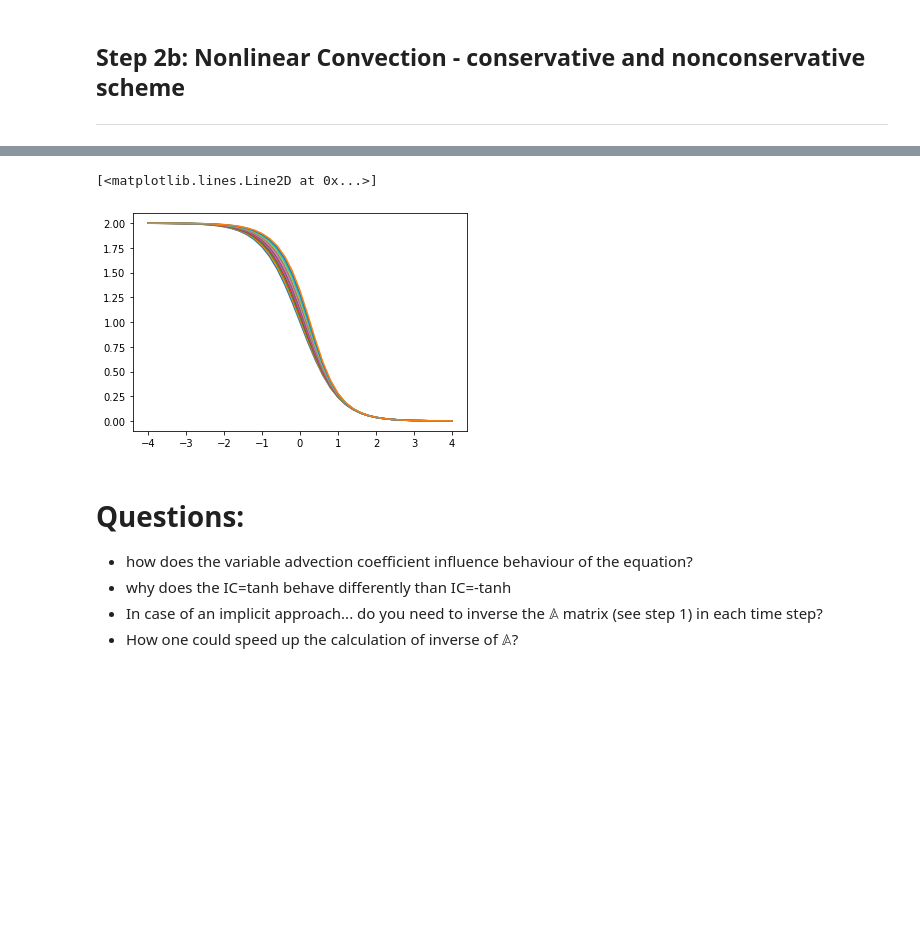
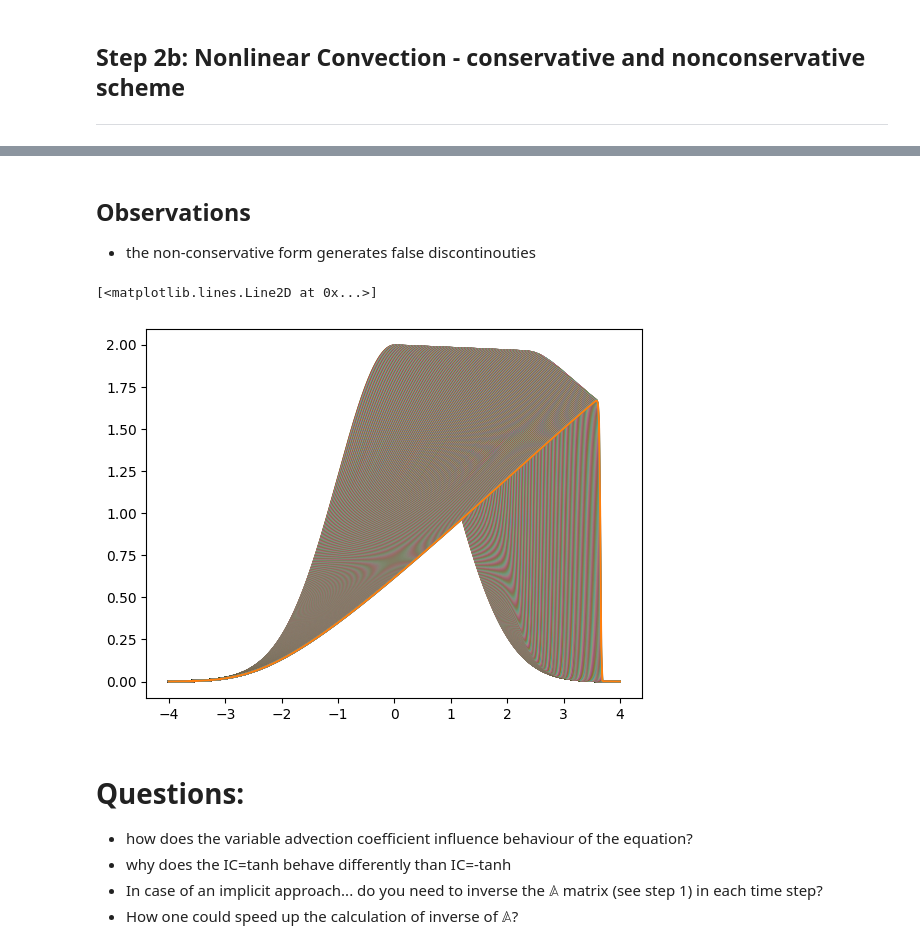
Before and after one commit to ggruszczynski/CFDPython, a Jupyter notebook: lab30_advection_1D/SOLUTION_04_Step_non_conservative_schemes.ipynb, the cells around one changed output, grey strips where cells are left out. Cells and saved outputs as stored; diff of their text form; code cells hidden in the pictures; blank space fills up the shorter version.

```diff
--- a/lab30_advection_1D/SOLUTION_04_Step_non_conservative_schemes.ipynb
+++ b/lab30_advection_1D/SOLUTION_04_Step_non_conservative_schemes.ipynb
@@ -50,11 +50,10 @@ As before, the Python code starts by loading the necessary libraries. Then, we d
 # %%
-import numpy as np                # we're importing numpy
-from matplotlib import pyplot    # and our 2D plotting library
-%matplotlib inline
+import numpy as np
+import matplotlib as mpl
+import matplotlib.pyplot as plt
 
-
-nx = 41
+nx = 10*41
 domain_length = 8
 dx = domain_length / (nx - 1)
-nt = 1    #nt is the number of timesteps we want to calculate
-dt = .025  #dt is the amount of time each timestep covers (delta t)
+nt = 20*50    #nt is the number of timesteps we want to calculate
+dt = 0.1*.025  #dt is the amount of time each timestep covers (delta t)
@@ -69,5 +68,4 @@ Try different initial conditions
 # %%
-
 # Try different Initial Conditions
 # xspace = np.linspace(0, domain_length, nx)
 xspace=np.linspace(-domain_length/2, domain_length/2, num=nx, endpoint=True)
@@ -75,9 +73,16 @@ u_IC = np.ones(nx)      #as before, we initialize u with every value equal to 1.
 # u_IC[int(.5 / dx) : int(1 / dx + 1)] = 2 #then set u = 2 between 0.5 and 1 as per our I.C.s
 
 
-u_IC = -np.tanh(xspace) +1
-# u_IC = np.tanh(xspace) +1
+# u_IC = -np.tanh(xspace) +1
+# u_IC = np.tanh(xspace) +1  # rarefraction wave
 # u_IC = -np.tanh(xspace)
-pyplot.plot(xspace, u_IC)
+
+gaussian = lambda x, mu, sig :  1./(np.sqrt(2.*np.pi)*sig)*np.exp(-np.power((x - mu)/sig, 2.)/2)
+u_IC = 5* gaussian(xspace, mu = 0., sig = 1.0)
+
+plt.plot(xspace, u_IC)
+plt.grid()
+
 xspace
+u_IC.shape
 # %% [output]
@@ -89,24 +134,29 @@ array([-4. , -3.8, -3.6, -3.4, -3.2, -3. , -2.8, -2.6, -2.4, -2.2, -2. ,
+# %% [markdown]
+## Observations
+
+* the non-conservative form generates false discontinouties
 # %%
-
-nt += 10
-
 u = u_IC.copy() #initialize our placeholder array un, to hold the time-stepped solution
+plt.plot(xspace, u)
 for n in range(nt):  #iterate through time
     un = u.copy() ##copy the existing values of u into un
-    pyplot.plot(xspace, u)
-    for i in range(1, nx):  ##now we'll iterate through the u array
+    plt.plot(xspace, u)
+
+    c_ind = np.arange(0, nx)
+    for i in range(0, nx):  ##now we'll iterate through the u array  # range(1, nx) - fix left BC
 
      ###This is the line from Step 1, copied exactly.  Edit it for our new equation.
      ###then uncomment it and run the cell to evaluate Step 2
-        #  u[i] = un[i] - c * dt / dx * (un[i] - un[i-1])
-        u[i] = un[i] - un[i]* dt / dx * (un[i] - un[i-1])
+        # u[i] = un[i] - c * dt / dx * (un[i] - un[i-1])    # constant advection coeff
+        u[i] = un[i] - un[i]* dt / dx * (un[i] - un[i-1])  # noncoservative
+        # u[i] = un[i] -  dt / (2*dx) * (un[i]**2 - un[i-1]**2)  # conservative
 
 
 #Plot the results
-pyplot.plot(xspace, u)
+plt.plot(xspace, u)
 # %% [output]
 [<matplotlib.lines.Line2D at 0x...>]
-[figure, old version]
+[figure, new version]
 # %% [markdown]
 # Questions:
 
```
Also changed, not shown: parts of 15 cells of this notebook.
